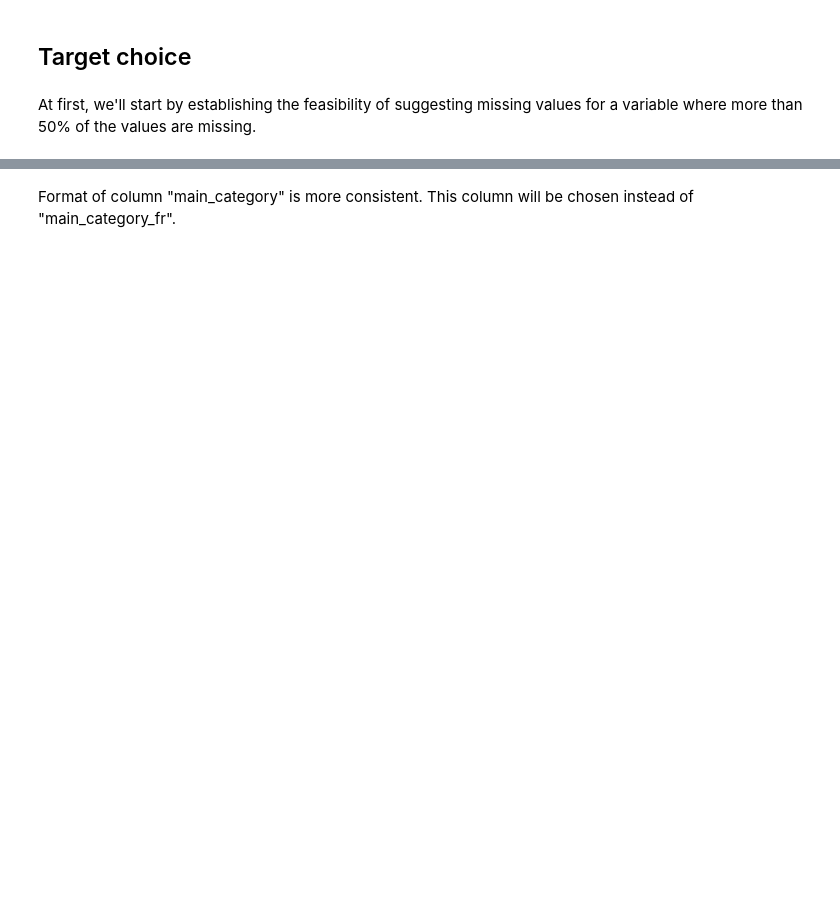
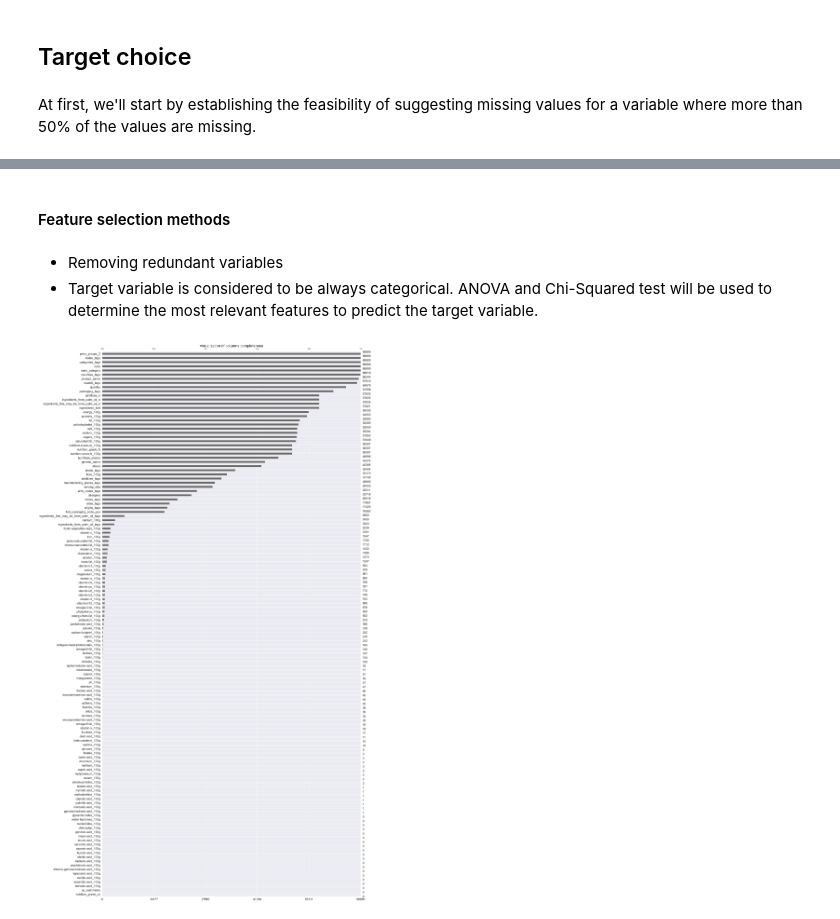
Before and after one commit to Unipto/DS_3, a Jupyter notebook: Preparez_des_donnees_pour_un_organisme_de_sante_publiques_CARRE_MAXIME/CARRE_MAXIME_1_notebook_01102024.ipynb, the cells around one changed output, grey strips where cells are left out. Saved outputs shown, nothing was run; the diff lists cells and outputs as text; code cells hidden in the pictures; blank space fills up the shorter version.

```diff
--- a/Preparez_des_donnees_pour_un_organisme_de_sante_publiques_CARRE_MAXIME/CARRE_MAXIME_1_notebook_01102024.ipynb
+++ b/Preparez_des_donnees_pour_un_organisme_de_sante_publiques_CARRE_MAXIME/CARRE_MAXIME_1_notebook_01102024.ipynb
@@ -739,7 +467,7 @@ columns_to_drop = [
     "categories", # unstandardized duplicate of categories_tags
     "categories_fr", # french duplicate of categories_tags
     "cities", # empty
-    "countries" # unstandardized duplicate of countries_tags
+    "countries", # unstandardized duplicate of countries_tags
     "countries_fr", # french duplicate of countries_tags
     "emb_codes", # unstandardized duplicate of emb_code_tags
     "ingredients_from_palm_oil", # empty
@@ -747,10 +475,13 @@ columns_to_drop = [
     "labels", # unstandardized duplicate of labels_tags
     "labels_fr", # french duplicate of labels_tags
     "main_category_fr", # french duplicate of main_category
+    "manufacturing_places", # unstandardized duplicate of manufacturing_places_tags
     "origins", # unstandardized duplicate of origins_tags
     "packaging", # unstandardized duplicate of packaging_tags
     "states", # duplicate of states_tags
     "states_fr", # french duplicate of state_tags
+    "traces", # unstandardized duplicate of traces_tags
+    "traces_fr" # french duplicate of traces_tags
 ]
 
 products.drop(columns=columns_to_drop, inplace=True)
@@ -853,5 +726,8 @@ Some values are categorized as in a language but are actually in another languag
-# %% [markdown]
-Format of column "main_category" is more consistent. This column will be chosen instead of "main_category_fr".
+# %% [markdown]
+#### Feature selection methods
+# %% [markdown]
+- Removing redundant variables
+- Target variable is considered to be always categorical. ANOVA and Chi-Squared test will be used to determine the most relevant features to predict the target variable.
 # %%
 def visualize_col_completeness(df:pd.DataFrame) -> None:
     # Visualize percentage of null values in columns of non_target_data
@@ -864,31 +740,38 @@ def filter_to_keep_relevant_features(df: pd.DataFrame, target:str, visualize:boo
     # Remove products where there is no value for target variable
     filtered_products = df.dropna(subset=target)
 
-    # Separate the target from the rest of the dataset
-    target_data = filtered_products[target]
-    non_target_data = filtered_products.drop(columns=target)
-
-    if visualize:
-        visualize_col_completeness(non_target_data)
+    target_series = filtered_products[target]
+    features_data = filtered_products.drop(columns=target)
 
     # Define columns that will be irrelevant no matter what target is choosen.
     always_irrelevant_columns = ["last_modified_datetime", "creator", "url", "last_modified_t", "created_datetime", "created_t", "image_url"]
-    always_relevant_columns = ["code", "product_name", "brands_tags", "countries_tags", "quantity"]
 
+
+    features_data.drop(columns=always_irrelevant_columns, inplace=True)
+
+    if visualize:
+        visualize_col_completeness(features_data)
+
+    # Only keep columns with sufficient data (over 50%)
+    relevant_features_data = features_data[features_data.columns[features_data.notna().mean() > 0.5]]
+
+    # Remove duplicates (i.e. products with the same code, because even though they have different urls, those all redirect to the same page of the same product.)
+    return relevant_features_data.drop_duplicates(subset=["code"])
+
+    '''
     # Define maximum number of features to keep, including always_relevant_columns
-    max_nbr_features = 30
-
-    # Get filled data percentage of each column
-    filled_data_percentage = non_target_data.notna().mean().sort_values(ascending=False)
+    max_nbr_features = 15
 
     # Only keep most filled columns which are not irrelevant
     relevant_columns = filled_data_percentage[~filled_data_percentage.index.isin(always_irrelevant_columns + always_relevant_columns)][:(max_nbr_features - len(always_relevant_columns))].index.tolist()
     relevant_non_target_data = non_target_data[always_relevant_columns + relevant_columns]
 
     # Remove duplicates (i.e. products with the same code, because even though they have different urls, those all redirect to the same page of the same product.)
-    return relevant_non_target_data.drop_duplicates(subset=["code"])
+    return relevant_non_target_data.drop_duplicates(subset=["code"])'''
 # %%
-filtered_data = filter_to_keep_relevant_features(df=products, target="main_category")
+filtered_data = filter_to_keep_relevant_features(df=products, target="pnns_groups_1", visualize=True)
+# %% [output]
+[figure, added]
 # %%
 filtered_data_info = get_df_variables_info(filtered_data)
 # %% [output]
```
Also changed, not shown: parts of 68 cells of this notebook, 2 other files.
